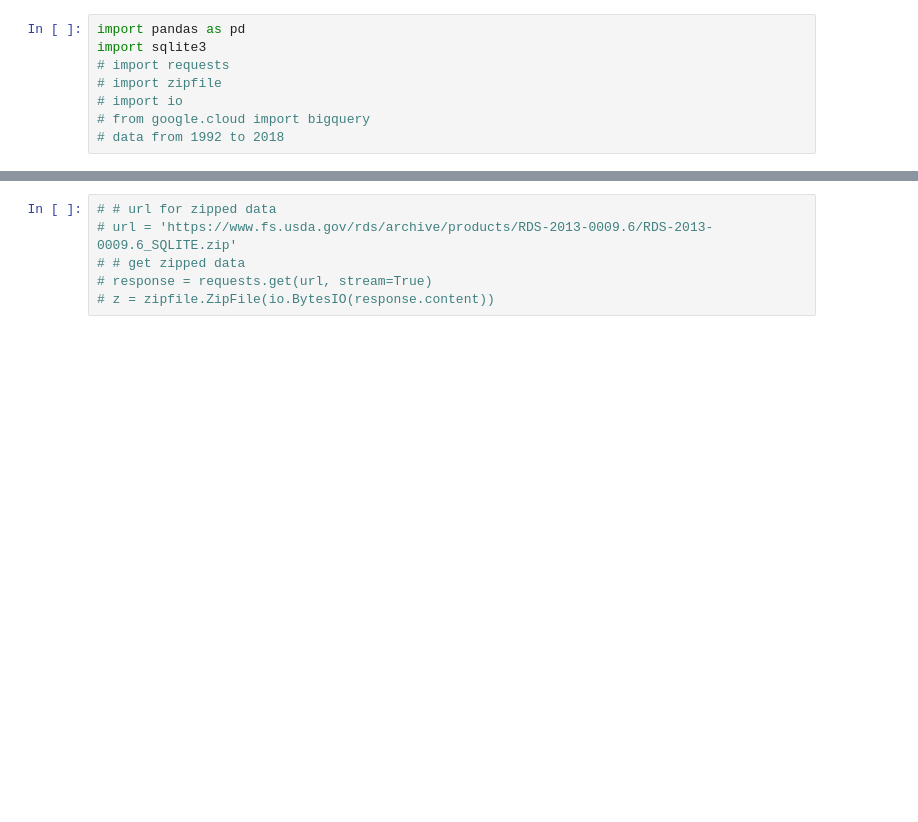
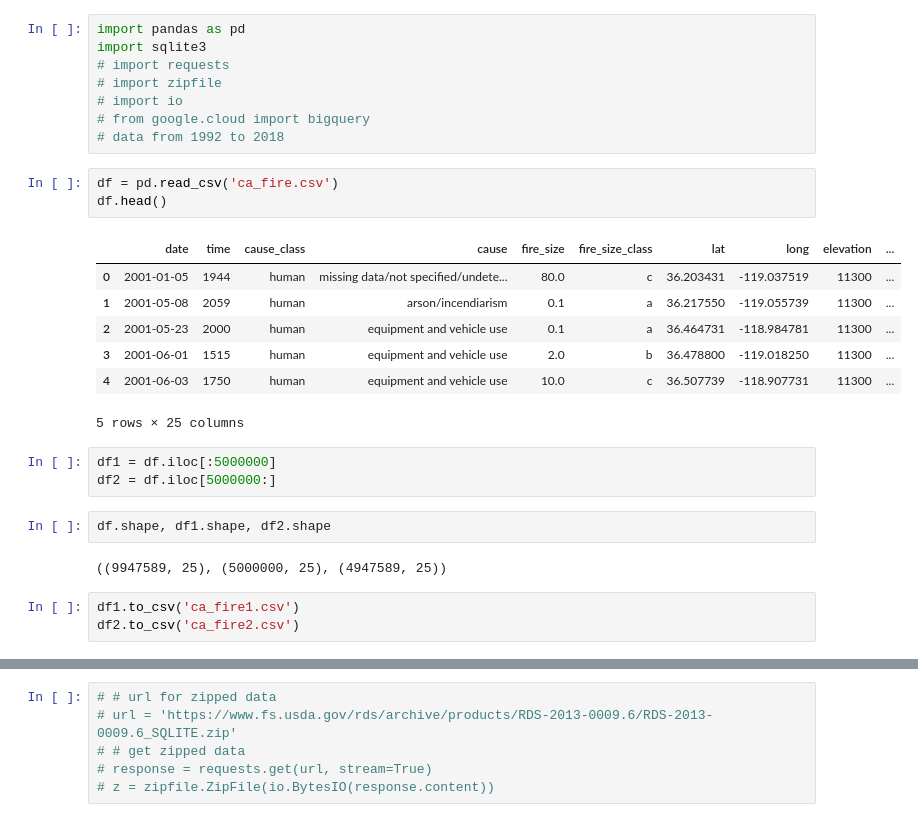
Before and after one commit to tkephart96/ca_wildfires, a Jupyter notebook: wrangle.ipynb, the cells around one changed output, grey strips where cells are left out. Drawn from its saved outputs; the diff is of its cells as text; blank space fills up the shorter version.

```diff
--- a/wrangle.ipynb
+++ b/wrangle.ipynb
@@ -6,3 +6,24 @@ import sqlite3
 # import io
 # from google.cloud import bigquery
 # data from 1992 to 2018
+# %%
+df = pd.read_csv('ca_fire.csv')
+df.head()
+# %% [output]
+|  | date | time | cause_class | cause | fire_size | fire_size_class | lat | long | elevation | ... |
+| 0 | 2001-01-05 | 1944 | human | missing data/not specified/undete... | 80.0 | c | 36.203431 | -119.037519 | 11300 | ... |
+| 1 | 2001-05-08 | 2059 | human | arson/incendiarism | 0.1 | a | 36.217550 | -119.055739 | 11300 | ... |
+| 2 | 2001-05-23 | 2000 | human | equipment and vehicle use | 0.1 | a | 36.464731 | -118.984781 | 11300 | ... |
+| 3 | 2001-06-01 | 1515 | human | equipment and vehicle use | 2.0 | b | 36.478800 | -119.018250 | 11300 | ... |
+| 4 | 2001-06-03 | 1750 | human | equipment and vehicle use | 10.0 | c | 36.507739 | -118.907731 | 11300 | ... |
+5 rows × 25 columns
+# %%
+df1 = df.iloc[:5000000]
+df2 = df.iloc[5000000:]
+# %%
+df.shape, df1.shape, df2.shape
+# %% [output]
+((9947589, 25), (5000000, 25), (4947589, 25))
+# %%
+df1.to_csv('ca_fire1.csv')
+df2.to_csv('ca_fire2.csv')
```
Also changed, not shown: parts of 3 cells of this notebook, 1 other file.
